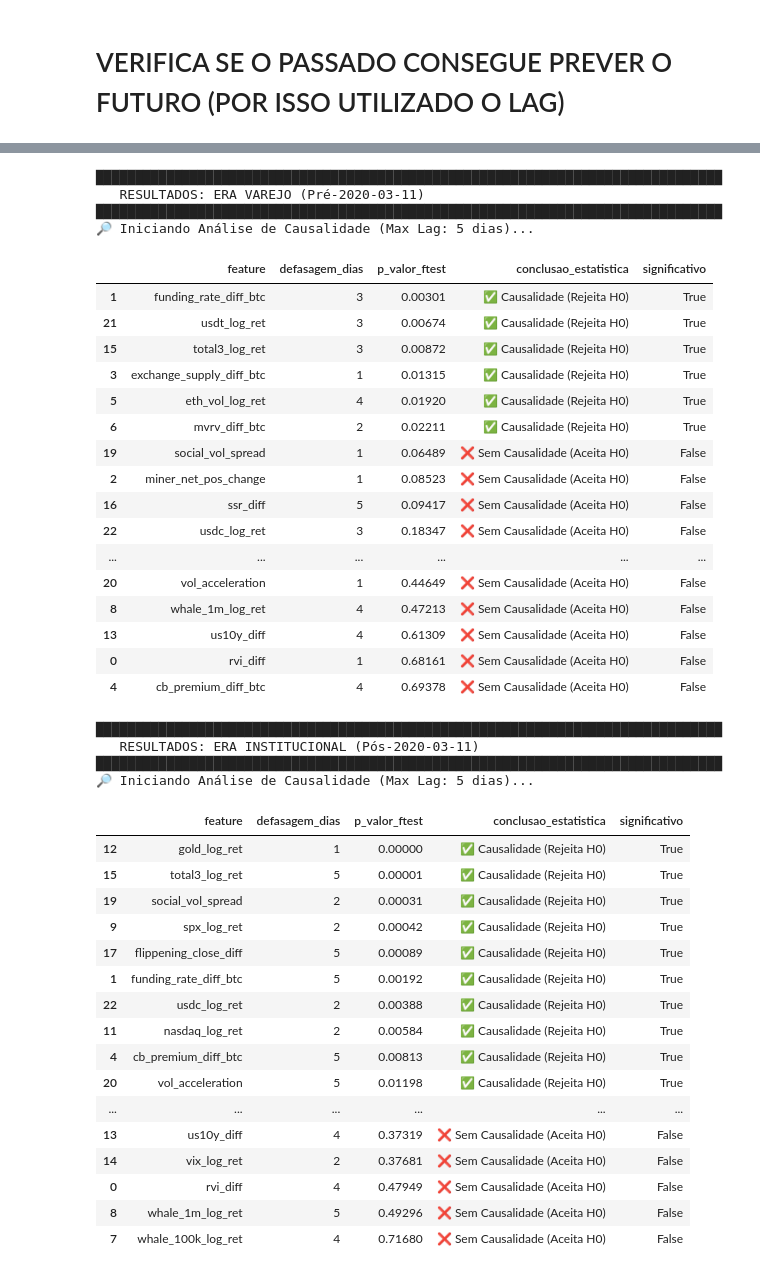
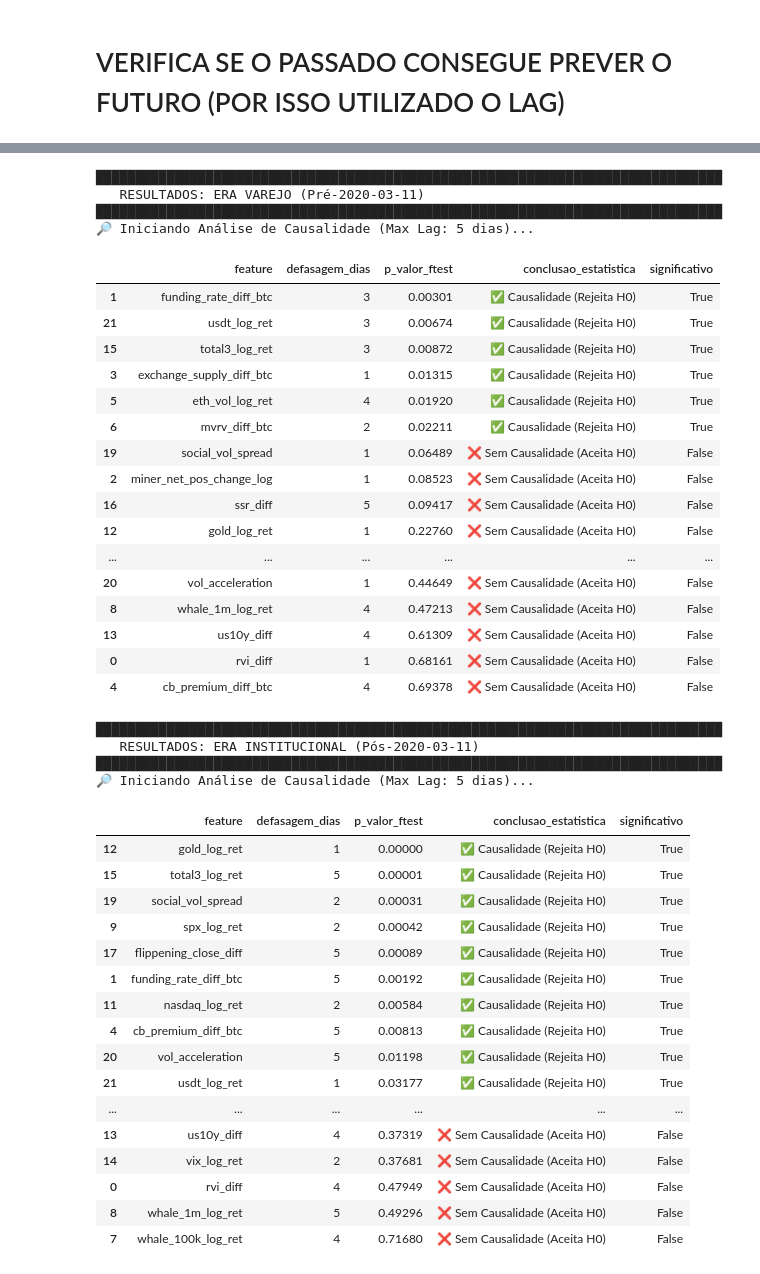
Before and after one commit to felipebaia/mba_dsa_usp_esalq, a Jupyter notebook: TCC/src/granger_test.ipynb, the cells around one changed output, grey strips where cells are left out. Drawn from its saved outputs; the diff is of its cells as text; code cells hidden in the pictures.

```diff
--- a/TCC/src/granger_test.ipynb
+++ b/TCC/src/granger_test.ipynb
@@ -87,10 +100,10 @@ warnings.filterwarnings('ignore')
 #     'funding_rate_diff_btc' # Especulação (Alavancagem)
 # ]
 
-FEATURES_DREAM_TEAM = ['rvi_diff', 'funding_rate_diff_btc', 'miner_net_pos_change','exchange_supply_diff_btc',
+FEATURES_DREAM_TEAM = ['rvi_diff', 'funding_rate_diff_btc', 'miner_net_pos_change_log','exchange_supply_diff_btc',
                         'cb_premium_diff_btc','eth_vol_log_ret', 'mvrv_diff_btc','whale_100k_log_ret','whale_1m_log_ret',
                         'spx_log_ret', 'dxy_log_ret','nasdaq_log_ret', 'gold_log_ret','us10y_diff', 'vix_log_ret','total3_log_ret',
-                        'ssr_diff','flippening_close_diff', 'btc_log_vol', 'social_vol_spread','vol_acceleration','usdt_log_ret', 'usdc_log_ret']
+                        'ssr_diff','flippening_close_diff', 'btc_log_vol', 'social_vol_spread','vol_acceleration','usdt_log_ret']
 
 TARGET = 'btc_log_ret'      # Variável Dependente (Preço do Bitcoin)
 
@@ -195,39 +208,39 @@ display(df_granger_inst)
 ████████████████████████████████████████████████████████████████████████████████
    RESULTADOS: ERA VAREJO (Pré-2020-03-11)
 ████████████████████████████████████████████████████████████████████████████████
 🔎 Iniciando Análise de Causalidade (Max Lag: 5 dias)...
 |  | feature | defasagem_dias | p_valor_ftest | conclusao_estatistica | significativo |
 | 1 | funding_rate_diff_btc | 3 | 0.00301 | ✅ Causalidade (Rejeita H0) | True |
 | 21 | usdt_log_ret | 3 | 0.00674 | ✅ Causalidade (Rejeita H0) | True |
 | 15 | total3_log_ret | 3 | 0.00872 | ✅ Causalidade (Rejeita H0) | True |
 | 3 | exchange_supply_diff_btc | 1 | 0.01315 | ✅ Causalidade (Rejeita H0) | True |
 | 5 | eth_vol_log_ret | 4 | 0.01920 | ✅ Causalidade (Rejeita H0) | True |
 | 6 | mvrv_diff_btc | 2 | 0.02211 | ✅ Causalidade (Rejeita H0) | True |
 | 19 | social_vol_spread | 1 | 0.06489 | ❌ Sem Causalidade (Aceita H0) | False |
-| 2 | miner_net_pos_change | 1 | 0.08523 | ❌ Sem Causalidade (Aceita H0) | False |
+| 2 | miner_net_pos_change_log | 1 | 0.08523 | ❌ Sem Causalidade (Aceita H0) | False |
 | 16 | ssr_diff | 5 | 0.09417 | ❌ Sem Causalidade (Aceita H0) | False |
-| 22 | usdc_log_ret | 3 | 0.18347 | ❌ Sem Causalidade (Aceita H0) | False |
+| 12 | gold_log_ret | 1 | 0.22760 | ❌ Sem Causalidade (Aceita H0) | False |
 | ... | ... | ... | ... | ... | ... |
 | 20 | vol_acceleration | 1 | 0.44649 | ❌ Sem Causalidade (Aceita H0) | False |
 | 8 | whale_1m_log_ret | 4 | 0.47213 | ❌ Sem Causalidade (Aceita H0) | False |
 | 13 | us10y_diff | 4 | 0.61309 | ❌ Sem Causalidade (Aceita H0) | False |
 | 0 | rvi_diff | 1 | 0.68161 | ❌ Sem Causalidade (Aceita H0) | False |
 | 4 | cb_premium_diff_btc | 4 | 0.69378 | ❌ Sem Causalidade (Aceita H0) | False |
 ████████████████████████████████████████████████████████████████████████████████
    RESULTADOS: ERA INSTITUCIONAL (Pós-2020-03-11)
 ████████████████████████████████████████████████████████████████████████████████
 🔎 Iniciando Análise de Causalidade (Max Lag: 5 dias)...
 |  | feature | defasagem_dias | p_valor_ftest | conclusao_estatistica | significativo |
 | 12 | gold_log_ret | 1 | 0.00000 | ✅ Causalidade (Rejeita H0) | True |
 | 15 | total3_log_ret | 5 | 0.00001 | ✅ Causalidade (Rejeita H0) | True |
 | 19 | social_vol_spread | 2 | 0.00031 | ✅ Causalidade (Rejeita H0) | True |
 | 9 | spx_log_ret | 2 | 0.00042 | ✅ Causalidade (Rejeita H0) | True |
 | 17 | flippening_close_diff | 5 | 0.00089 | ✅ Causalidade (Rejeita H0) | True |
 | 1 | funding_rate_diff_btc | 5 | 0.00192 | ✅ Causalidade (Rejeita H0) | True |
-| 22 | usdc_log_ret | 2 | 0.00388 | ✅ Causalidade (Rejeita H0) | True |
 | 11 | nasdaq_log_ret | 2 | 0.00584 | ✅ Causalidade (Rejeita H0) | True |
 | 4 | cb_premium_diff_btc | 5 | 0.00813 | ✅ Causalidade (Rejeita H0) | True |
 | 20 | vol_acceleration | 5 | 0.01198 | ✅ Causalidade (Rejeita H0) | True |
+| 21 | usdt_log_ret | 1 | 0.03177 | ✅ Causalidade (Rejeita H0) | True |
 | ... | ... | ... | ... | ... | ... |
 | 13 | us10y_diff | 4 | 0.37319 | ❌ Sem Causalidade (Aceita H0) | False |
 | 14 | vix_log_ret | 2 | 0.37681 | ❌ Sem Causalidade (Aceita H0) | False |
```
Also changed, not shown: parts of 3 cells of this notebook, 6 other files.
